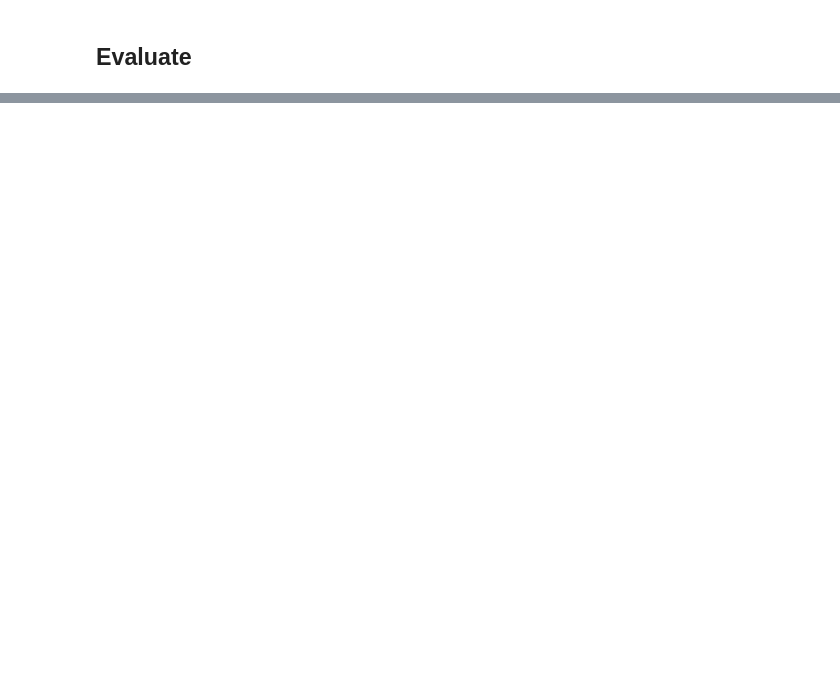
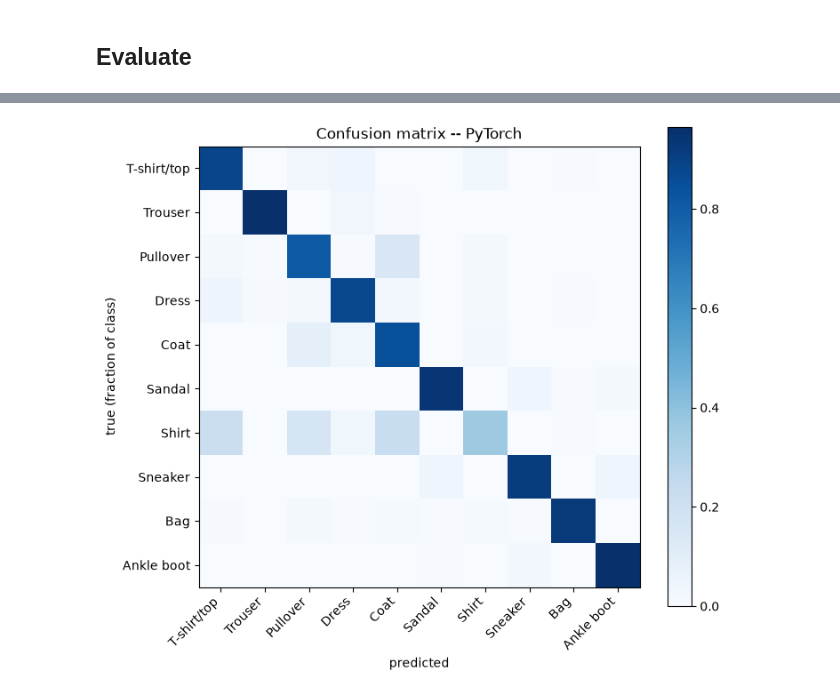
Before and after one commit to fnmsantiago/fashion-mnist-from-scratch, a Jupyter notebook: notebooks/02_pytorch_comparison.ipynb, the cells around one changed output, grey strips where cells are left out. Drawn from its saved outputs; the diff is of its cells as text; code cells hidden in the pictures; blank space fills up the shorter version.

```diff
--- a/notebooks/02_pytorch_comparison.ipynb
+++ b/notebooks/02_pytorch_comparison.ipynb
@@ -103,0 +160,21 @@ print(f"accuracy {accuracy:.4f} | epochs {epochs_run} | {train_seconds:.1f}s")
+# %%
+from src.metrics import confusion_matrix, precision_recall
+from src.utils import CLASS_NAMES
+
+cm = confusion_matrix(y_test, preds, n_classes=10)
+precision, recall = precision_recall(y_test, preds, n_classes=10)
+
+# row-normalized: each row sums to 1 (keepdims so it broadcasts per row)
+norm_cm = cm / cm.sum(axis=1, keepdims=True)
+# %%
+plt.figure(figsize=(8, 7))
+plt.imshow(norm_cm, cmap='Blues')
+plt.colorbar()
+plt.xticks(range(10), CLASS_NAMES, rotation=45, ha='right')
+plt.yticks(range(10), CLASS_NAMES)
+plt.xlabel('predicted')
+plt.ylabel('true (fraction of class)')
+plt.title('Confusion matrix -- PyTorch')
+plt.show()
+# %% [output]
+[figure, added]
```
Also changed, not shown: parts of 27 cells of this notebook, 1 other file.
